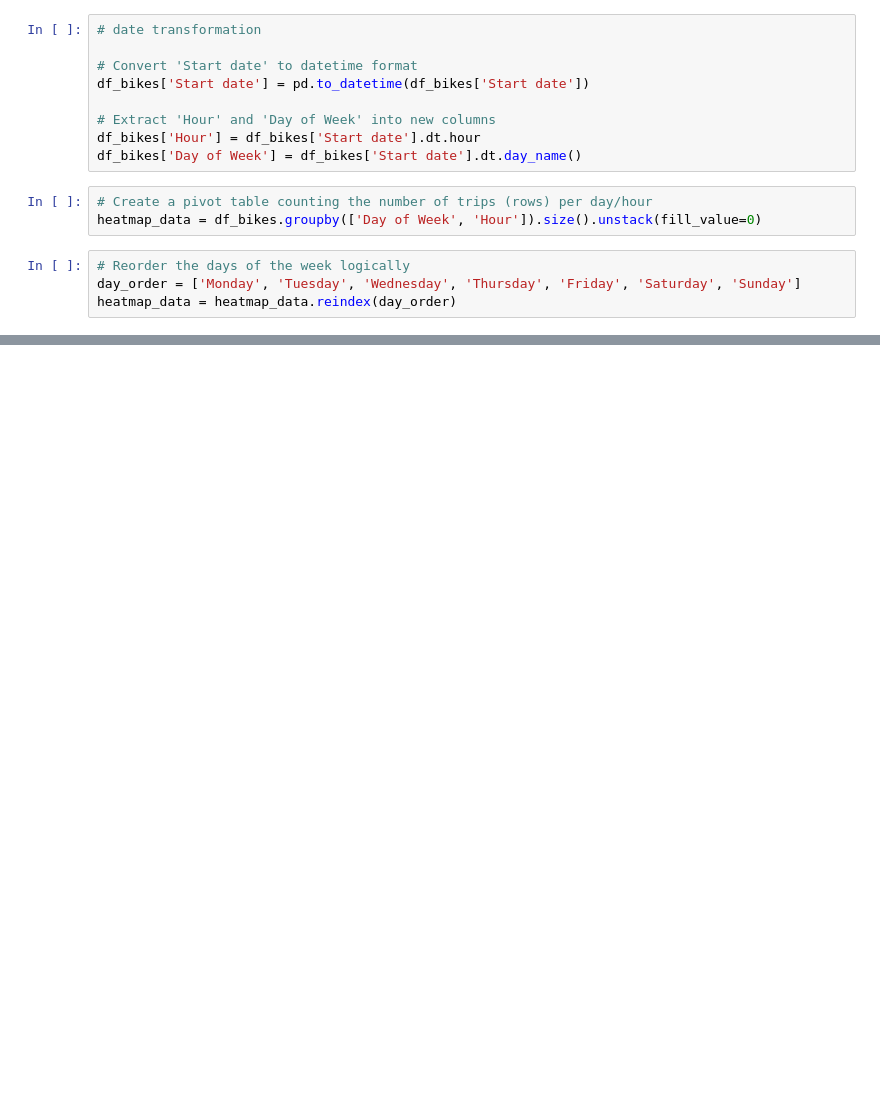
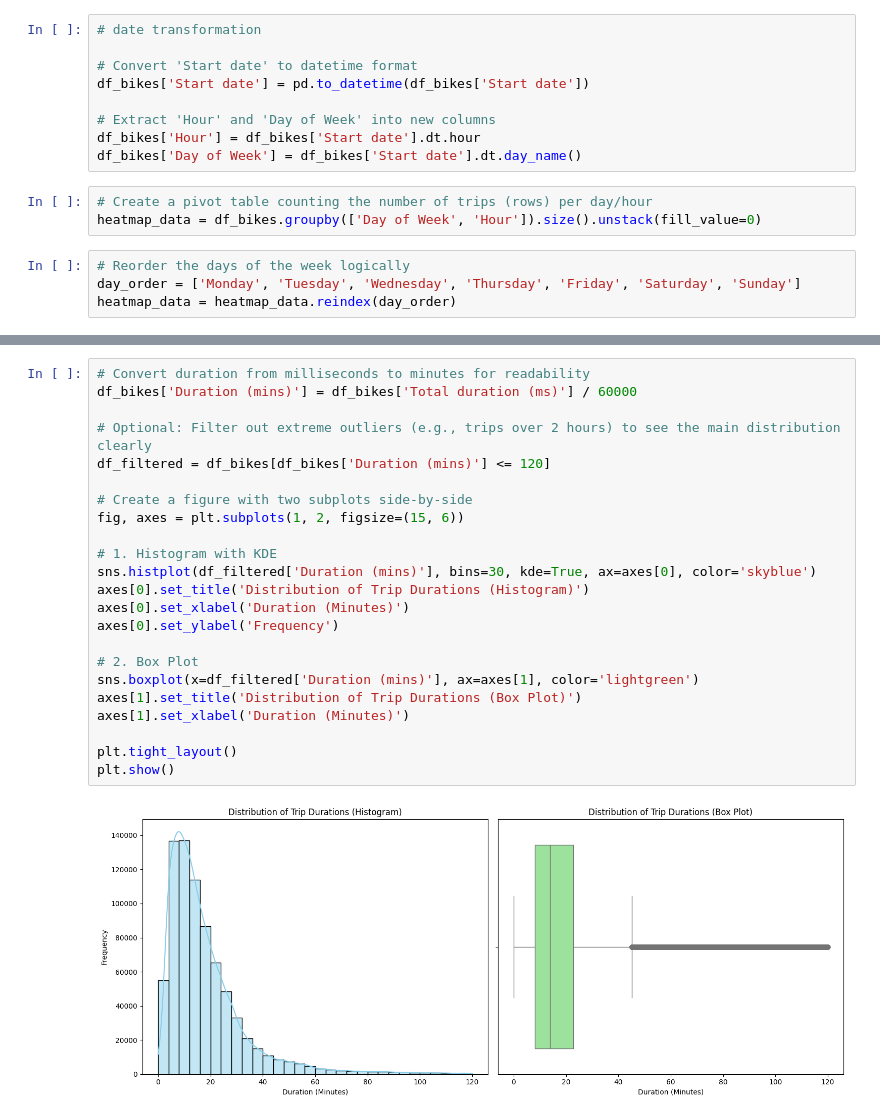
Before and after one commit to Givemethesteering/Salil-Chand, a Jupyter notebook: projects/bike-analysis.ipynb, the cells around one changed output, grey strips where cells are left out. Drawn from its saved outputs; the diff is of its cells as text; blank space fills up the shorter version.

```diff
--- a/projects/bike-analysis.ipynb
+++ b/projects/bike-analysis.ipynb
@@ -57,3 +58,28 @@ plt.ylabel('Day of Week')
 plt.show()
 # %% [output]
 [figure]
+# %%
+# Convert duration from milliseconds to minutes for readability
+df_bikes['Duration (mins)'] = df_bikes['Total duration (ms)'] / 60000
+
+# Optional: Filter out extreme outliers (e.g., trips over 2 hours) to see the main distribution clearly
+df_filtered = df_bikes[df_bikes['Duration (mins)'] <= 120]
+
+# Create a figure with two subplots side-by-side
+fig, axes = plt.subplots(1, 2, figsize=(15, 6))
+
+# 1. Histogram with KDE
+sns.histplot(df_filtered['Duration (mins)'], bins=30, kde=True, ax=axes[0], color='skyblue')
+axes[0].set_title('Distribution of Trip Durations (Histogram)')
+axes[0].set_xlabel('Duration (Minutes)')
+axes[0].set_ylabel('Frequency')
+
+# 2. Box Plot
+sns.boxplot(x=df_filtered['Duration (mins)'], ax=axes[1], color='lightgreen')
+axes[1].set_title('Distribution of Trip Durations (Box Plot)')
+axes[1].set_xlabel('Duration (Minutes)')
+
+plt.tight_layout()
+plt.show()
+# %% [output]
+[figure, added]
```
Also changed, not shown: parts of 1 cell of this notebook, 3 other files.
